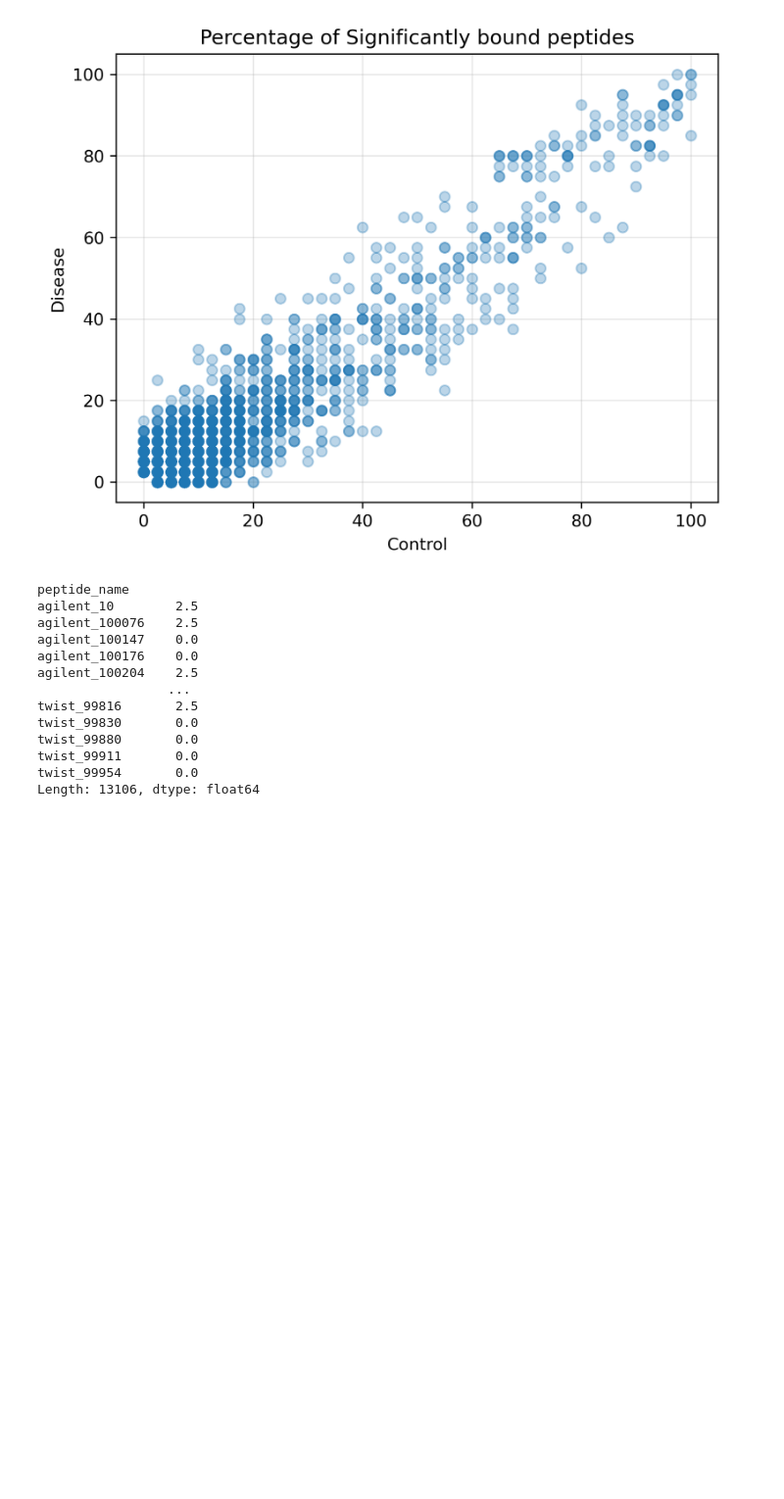
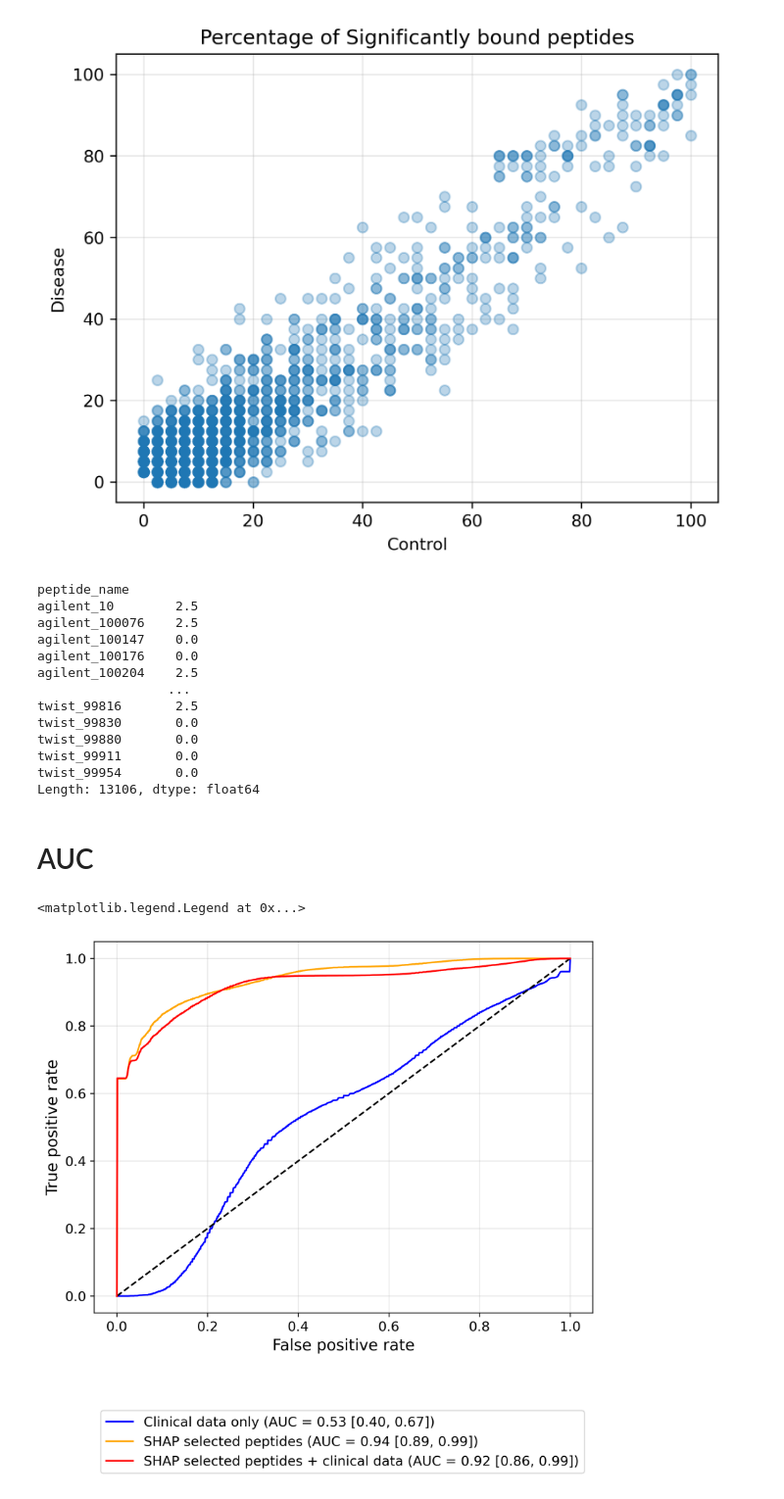
Before and after one commit to SysBioengLab/PhIP-seq-IBD-PUC, a Jupyter notebook: src/Figures_exploratory.ipynb, the cells around one changed output. Shown at 98% size. Cells and saved outputs as stored; diff of their text form; code cells hidden in the pictures; blank space fills up the shorter version.

```diff
--- a/src/Figures_exploratory.ipynb
+++ b/src/Figures_exploratory.ipynb
@@ -96,3 +96,5 @@ twist_99880       0.0
 twist_99911       0.0
 twist_99954       0.0
 Length: 13106, dtype: float64
+# %% [markdown]
+# AUC
@@ -98,0 +135,25 @@ Length: 13106, dtype: float64
+# %%
+# change the tick size
+
+fig, ax = plt.subplots(dpi = 300, figsize = (8, 6))
+ax.grid(alpha = 0.3)
+ax.tick_params(axis='both', which='major', labelsize=12)
+ax.tick_params(axis='both', which='minor', labelsize=10)
+
+# clincal-only
+ax.plot(fpr_mean_clinical_only, tpr_mean_clinical_only, color='blue', alpha=1.0, label = f'Clinical data only (AUC = {auc_mean_clinical_only:.2f} [{auc_mean_clinical_only - 2 * auc_sd_clinical_only:.2f}, {auc_mean_clinical_only + 2 * auc_sd_clinical_only:.2f}])')
+ax.plot([0,1], [0,1], color='black', linestyle='--')
+# all peptides
+# ax.plot(fpr_mean_peptides, tpr_mean_peptides, color='green', alpha=1.0, label = f'All peptides (AUC = {auc_mean_peptides:.2f} [{auc_mean_peptides - 2 * auc_sd_peptides:.2f}, {auc_mean_peptides + 2 * auc_sd_peptides:.2f}])')
+# # all peptides and clinical
+# ax.plot(fpr_mean_peptides_clinical, tpr_mean_peptides_clinical, color='purple', alpha=1.0, label = f'All peptides + clinical data (AUC = {auc_mean_peptides_clinical:.2f} [{auc_mean_peptides_clinical - 2 * auc_sd_peptides_clinical:.2f}, {auc_mean_peptides_clinical + 2 * auc_sd_peptides_clinical:.2f}])')
+# peptides selected
+ax.plot(fpr_mean_shap_peptides, tpr_mean_shap_peptides, color='orange', alpha=1.0, label = f'SHAP selected peptides (AUC = {auc_mean_shap_peptides:.2f} [{auc_mean_shap_peptides - 2 * auc_sd_shap_peptides:.2f}, {auc_mean_shap_peptides + 2 * auc_sd_shap_peptides:.2f}])')
+# peptides clinical selected
+ax.plot(fpr_mean_shap_peptides_clinical, tpr_mean_shap_peptides_clinical, color='red', alpha=1.0, label = f'SHAP selected peptides + clinical data (AUC = {auc_mean_shap_peptides_clinical:.2f} [{auc_mean_shap_peptides_clinical - 2 * auc_sd_shap_peptides_clinical:.2f}, {auc_mean_shap_peptides_clinical + 2 * auc_sd_shap_peptides_clinical:.2f}])')
+ax.set_xlabel('False positive rate', fontsize = 14)
+ax.set_ylabel('True positive rate', fontsize = 14)
+ax.legend( loc='lower left', bbox_to_anchor=(0, -0.45), fontsize = 12)
+# %% [output]
+<matplotlib.legend.Legend at 0x...>
+[figure, added]
```
Also changed, not shown: parts of 2 cells of this notebook, 13 other files.
